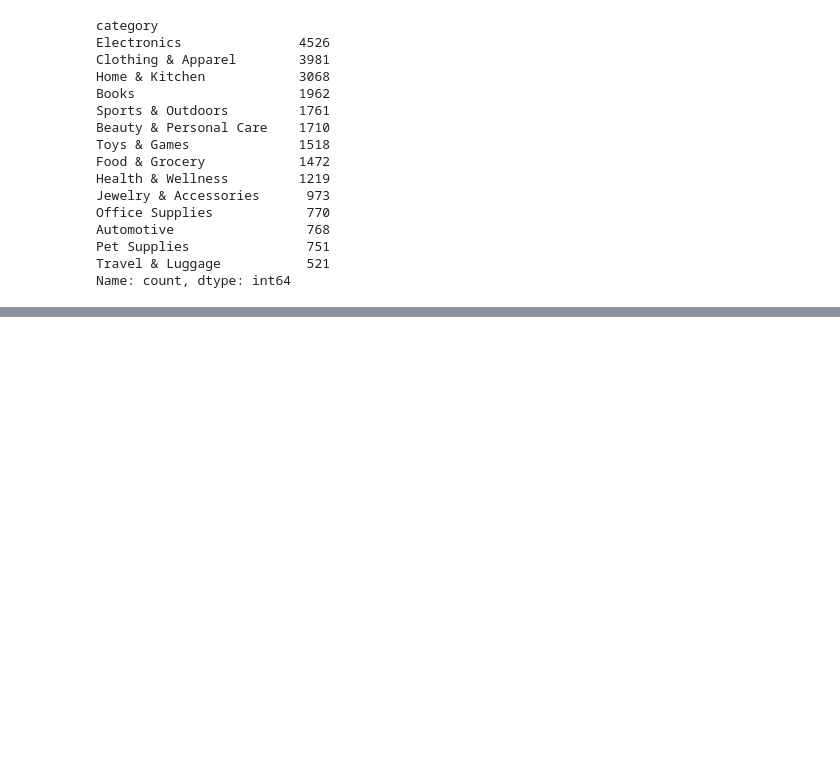
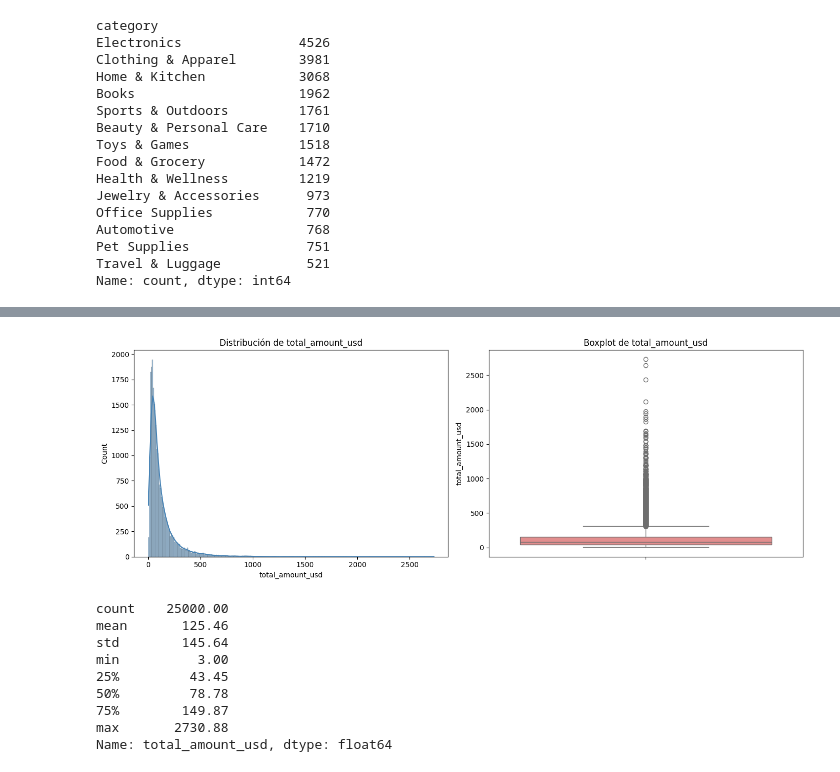
Before and after one commit to Iza-JLO/Proyecto_Ecommerce_Behavior, a Jupyter notebook: src/eda.ipynb, the cells around one changed output, grey strips where cells are left out. Drawn from its saved outputs; the diff is of its cells as text; code cells hidden in the pictures; blank space fills up the shorter version.

Commit message:
Cambiar target a log, agregar knn, agregar validación cruzada y terminar el EDA

```diff
--- a/src/eda.ipynb
+++ b/src/eda.ipynb
@@ -35,0 +57,25 @@ Name: count, dtype: int64
+# %%
+#Como se distribuye y comporta la variable target
+fig, axes = plt.subplots(1, 2, figsize=(14, 5))
+
+sns.histplot(df['total_amount_usd'], kde=True, ax=axes[0], color='steelblue')
+axes[0].set_title('Distribución de total_amount_usd')
+
+sns.boxplot(y=df['total_amount_usd'], ax=axes[1], color='lightcoral')
+axes[1].set_title('Boxplot de total_amount_usd')
+
+plt.tight_layout()
+plt.show()
+
+print(df['total_amount_usd'].describe().round(2))
+# %% [output]
+[figure, added]
+count    25000.00
+mean       125.46
+std        145.64
+min          3.00
+25%         43.45
+50%         78.78
+75%        149.87
+max       2730.88
+Name: total_amount_usd, dtype: float64
```
Also changed, not shown: parts of 9 cells of this notebook, 3 other files.
